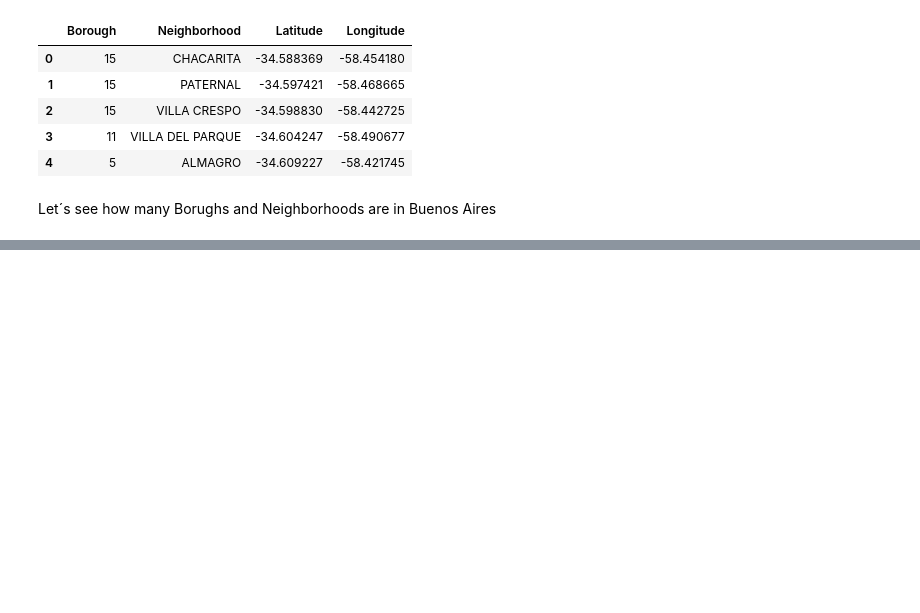
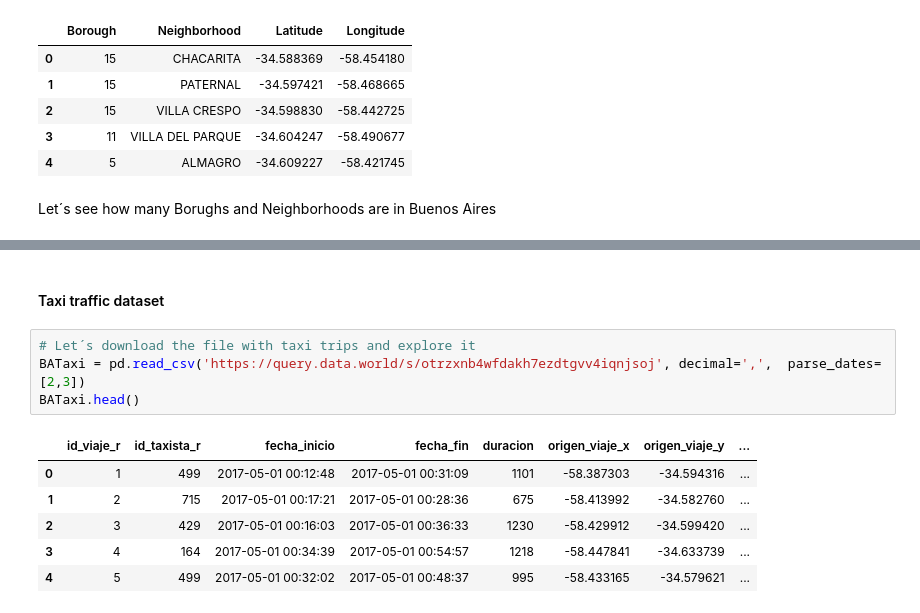
Before and after one commit to FFalcon0/Coursera_Capstone, a Jupyter notebook: Buenos Aires Clustering.ipynb, the cells around one changed output, grey strips where cells are left out. Cells and saved outputs as stored; diff of their text form; blank space fills up the shorter version.

```diff
--- a/Buenos Aires Clustering.ipynb
+++ b/Buenos Aires Clustering.ipynb
@@ -147,0 +185,13 @@ The dataframe has 15 boroughs and 96 neighborhoods.
+# %% [markdown]
+#### Taxi traffic dataset
+# %%
+# Let´s download the file with taxi trips and explore it
+BATaxi = pd.read_csv('https://query.data.world/s/otrzxnb4wfdakh7ezdtgvv4iqnjsoj', decimal=',',  parse_dates=[2,3])
+BATaxi.head()
+# %% [output]
+|  | id_viaje_r | id_taxista_r | fecha_inicio | fecha_fin | duracion | origen_viaje_x | origen_viaje_y | ... |
+| 0 | 1 | 499 | 2017-05-01 00:12:48 | 2017-05-01 00:31:09 | 1101 | -58.387303 | -34.594316 | ... |
+| 1 | 2 | 715 | 2017-05-01 00:17:21 | 2017-05-01 00:28:36 | 675 | -58.413992 | -34.582760 | ... |
+| 2 | 3 | 429 | 2017-05-01 00:16:03 | 2017-05-01 00:36:33 | 1230 | -58.429912 | -34.599420 | ... |
+| 3 | 4 | 164 | 2017-05-01 00:34:39 | 2017-05-01 00:54:57 | 1218 | -58.447841 | -34.633739 | ... |
+| 4 | 5 | 499 | 2017-05-01 00:32:02 | 2017-05-01 00:48:37 | 995 | -58.433165 | -34.579621 | ... |
```
Also changed, not shown: parts of 19 cells of this notebook.
